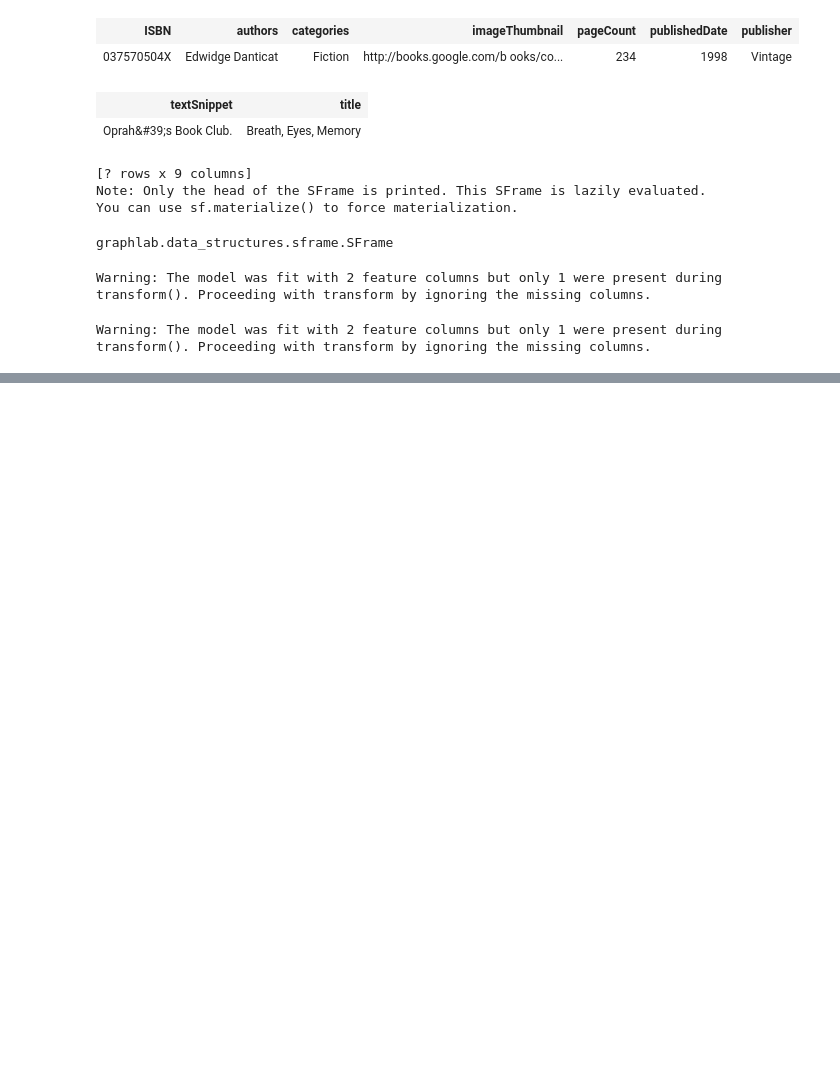
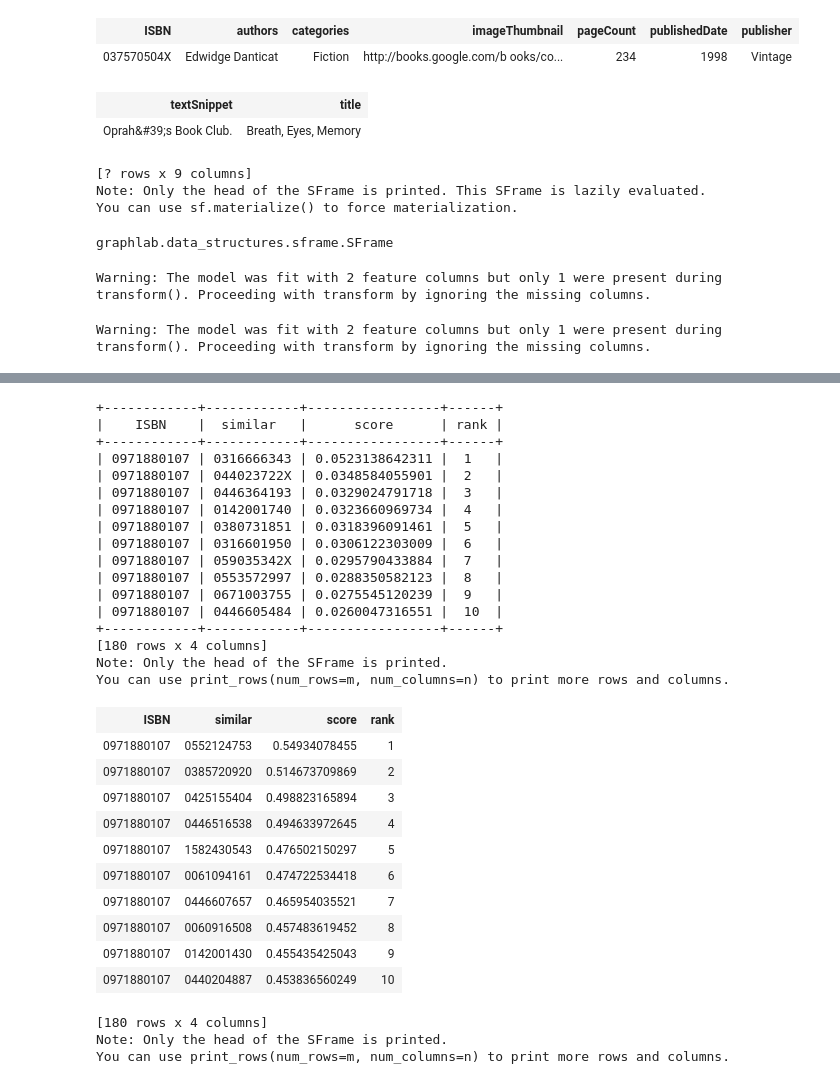
Before and after one commit to nycdatasci/bootcamp007_project, a Jupyter notebook: Project5-Capstone/shopaholics/collabFiltPython/recoGraphLabDemo.ipynb, the cells around one changed output, grey strips where cells are left out. Drawn from its saved outputs; the diff is of its cells as text; code cells hidden in the pictures; blank space fills up the shorter version.

```diff
--- a/Project5-Capstone/shopaholics/collabFiltPython/recoGraphLabDemo.ipynb
+++ b/Project5-Capstone/shopaholics/collabFiltPython/recoGraphLabDemo.ipynb
@@ -518,0 +553,2 @@ Warning: The model was fit with 2 feature columns but only 1 were present during
+# %%
+model_items_data = gl.load_model('model_items_data')
@@ -518,0 +575,37 @@ Warning: The model was fit with 2 feature columns but only 1 were present during
+# %%
+similar_items_predict_rating = model_items_data.get_similar_items(my_list_of_items[:10], k=20)
+# %%
+print similar_items
+similar_items_predict_rating
+# %% [output]
++------------+------------+-----------------+------+
+|    ISBN    |  similar   |      score      | rank |
++------------+------------+-----------------+------+
+| 0971880107 | 0316666343 | 0.0523138642311 |  1   |
+| 0971880107 | 044023722X | 0.0348584055901 |  2   |
+| 0971880107 | 0446364193 | 0.0329024791718 |  3   |
+| 0971880107 | 0142001740 | 0.0323660969734 |  4   |
+| 0971880107 | 0380731851 | 0.0318396091461 |  5   |
+| 0971880107 | 0316601950 | 0.0306122303009 |  6   |
+| 0971880107 | 059035342X | 0.0295790433884 |  7   |
+| 0971880107 | 0553572997 | 0.0288350582123 |  8   |
+| 0971880107 | 0671003755 | 0.0275545120239 |  9   |
+| 0971880107 | 0446605484 | 0.0260047316551 |  10  |
++------------+------------+-----------------+------+
+[180 rows x 4 columns]
+Note: Only the head of the SFrame is printed.
+You can use print_rows(num_rows=m, num_columns=n) to print more rows and columns.
+| ISBN | similar | score | rank |
+| 0971880107 | 0552124753 | 0.54934078455 | 1 |
+| 0971880107 | 0385720920 | 0.514673709869 | 2 |
+| 0971880107 | 0425155404 | 0.498823165894 | 3 |
+| 0971880107 | 0446516538 | 0.494633972645 | 4 |
+| 0971880107 | 1582430543 | 0.476502150297 | 5 |
+| 0971880107 | 0061094161 | 0.474722534418 | 6 |
+| 0971880107 | 0446607657 | 0.465954035521 | 7 |
+| 0971880107 | 0060916508 | 0.457483619452 | 8 |
+| 0971880107 | 0142001430 | 0.455435425043 | 9 |
+| 0971880107 | 0440204887 | 0.453836560249 | 10 |
+[180 rows x 4 columns]
+Note: Only the head of the SFrame is printed.
+You can use print_rows(num_rows=m, num_columns=n) to print more rows and columns.
```
Also changed, not shown: parts of 6 cells of this notebook, 16 other files.
